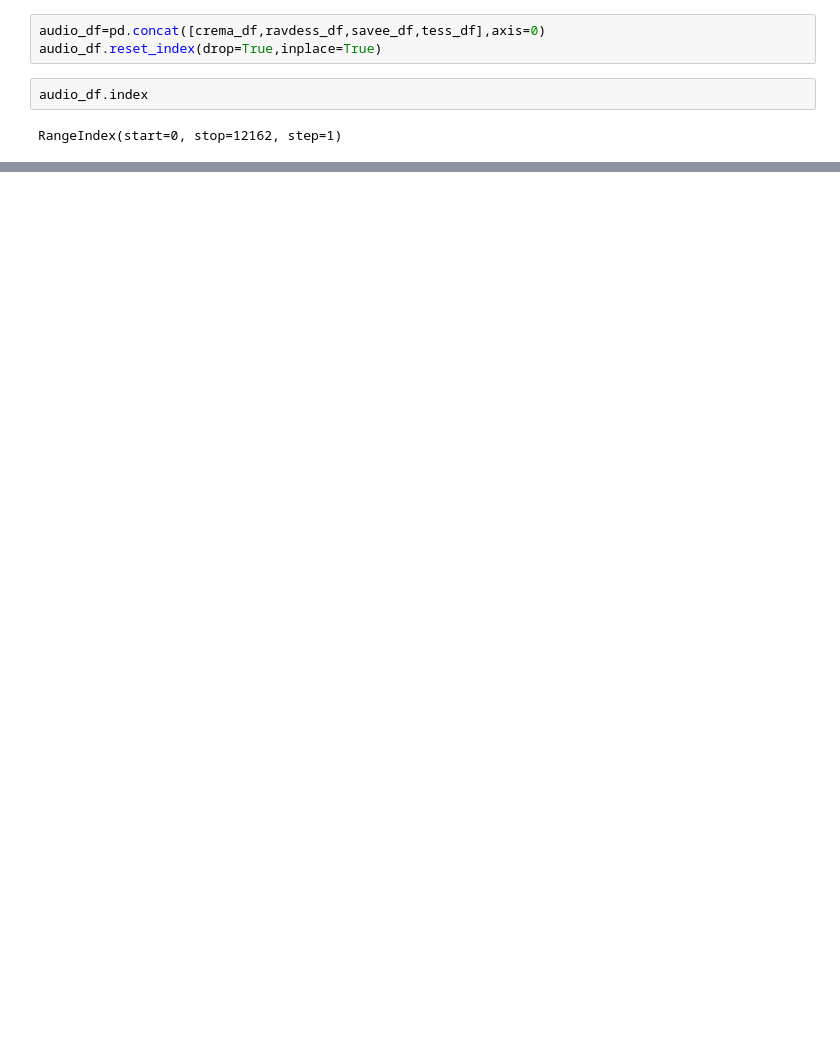
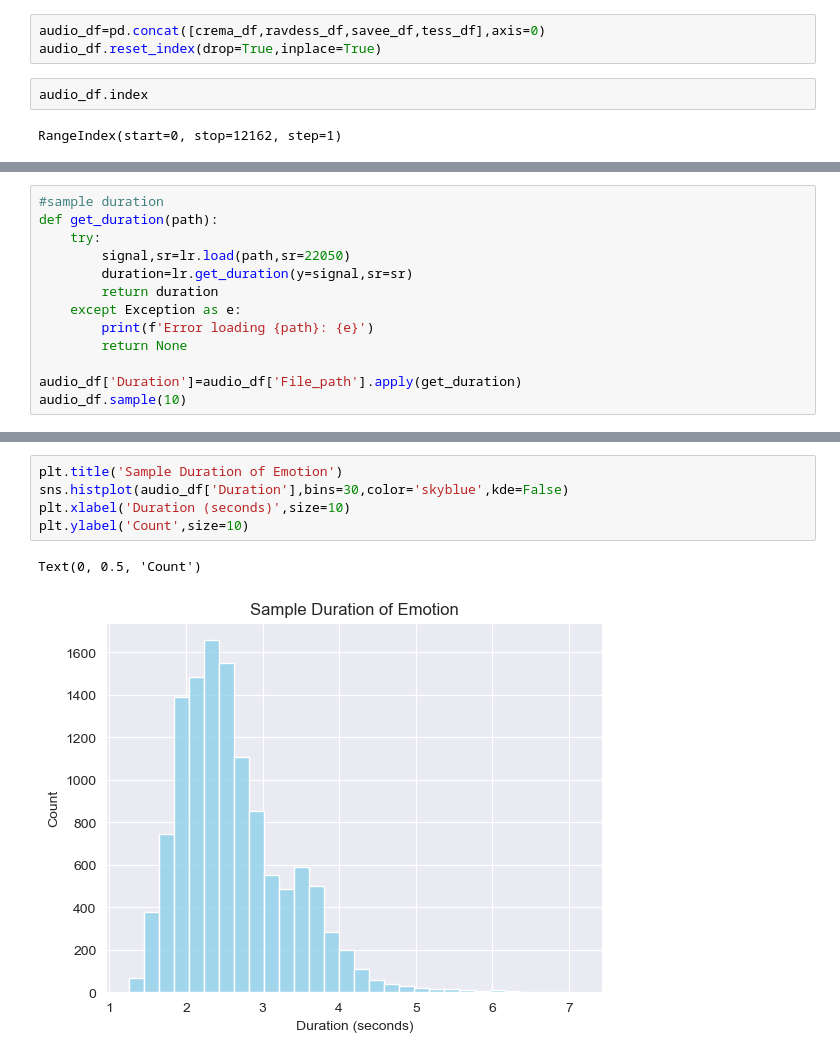
Before and after one commit to Tigerbros/RAIN-INN-Speech-Emotion-Recognition, a Jupyter notebook: SER.ipynb, the cells around one changed output, grey strips where cells are left out. Drawn from its saved outputs; the diff is of its cells as text; blank space fills up the shorter version.

```diff
--- a/SER.ipynb
+++ b/SER.ipynb
@@ -303,0 +373,13 @@ RangeIndex(start=0, stop=12162, step=1)
+# %%
+#sample duration
+def get_duration(path):
+    try:
+        signal,sr=lr.load(path,sr=22050)
+        duration=lr.get_duration(y=signal,sr=sr)
+        return duration
+    except Exception as e:
+        print(f'Error loading {path}: {e}')
+        return None
+
+audio_df['Duration']=audio_df['File_path'].apply(get_duration)
+audio_df.sample(10)
@@ -303,0 +410,8 @@ RangeIndex(start=0, stop=12162, step=1)
+# %%
+plt.title('Sample Duration of Emotion')
+sns.histplot(audio_df['Duration'],bins=30,color='skyblue',kde=False)
+plt.xlabel('Duration (seconds)',size=10)
+plt.ylabel('Count',size=10)
+# %% [output]
+Text(0, 0.5, 'Count')
+[figure, added]
```
Also changed, not shown: parts of 32 cells of this notebook.
